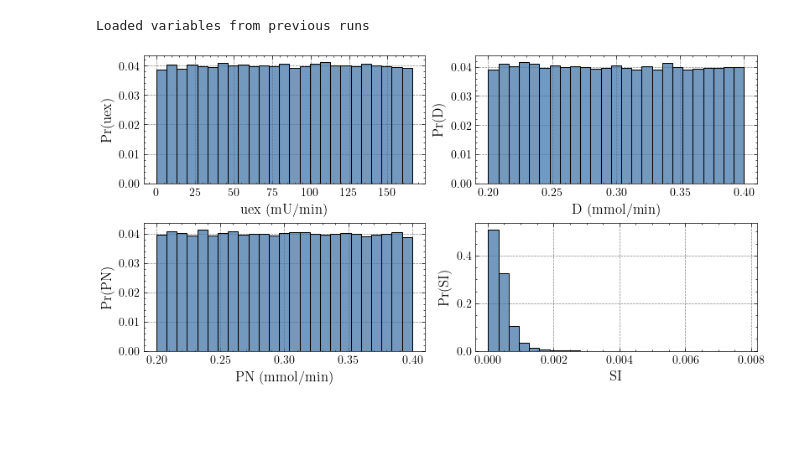
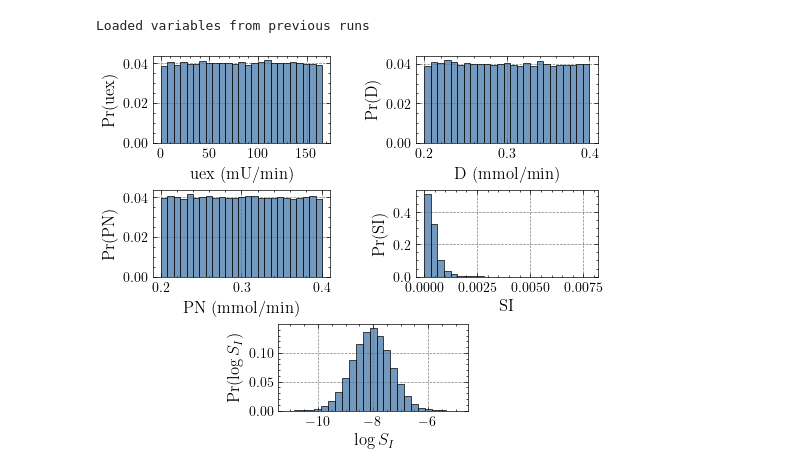
Before and after one commit to mlmulv/Thesis-Code, a Jupyter notebook: notebooks/00_Patient_Cohort.ipynb, the cells around one changed output. Drawn from its saved outputs; the diff is of its cells as text; code cells hidden in the pictures; blank space fills up the shorter version.

Commit message:
Tweak plots

```diff
--- a/notebooks/00_Patient_Cohort.ipynb
+++ b/notebooks/00_Patient_Cohort.ipynb
@@ -14,29 +14,35 @@ except Exception:
 Loaded variables from previous runs
 # %%
 states = [
-    "BG (mmol/L)",
+    "G (mmol/L)",
     "I (mU/L)",
-    "Q (mu/L)",
+    "Q (mU/L)",
     "P1 (mmol)",
     "P2 (mmol)",
     "P (mmol)",
     "uen (mU/min)",
 ]
-states_short = ["BG", "I", "Q", "P1", "P2", "P", "uen"]
+states_short = ["G", "I", "Q", "P1", "P2", "P", "uen"]
 input_labels = ["uex (mU/min)", "D (mmol/min)", "PN (mmol/min)", "SI"]
 input_short = ["uex", "D", "PN", "SI"]
-fig, axs = plt.subplots(2,2, figsize=(8,4))
-for i in range(inputs.shape[0]):
-    idx = np.unravel_index(i, (2,2))
-    sns.histplot(data=inputs[i, :], bins=25, stat="probability", ax=axs[idx])
-    axs[idx].set_xlabel(input_labels[i])
-    axs[idx].set_ylabel(f"Pr({input_short[i]})")
+
+fig = plt.figure(figsize=(5.1,4))
+gs = fig.add_gridspec(nrows=3, ncols=4, height_ratios=[1,1,1])
+ax1 = fig.add_subplot(gs[0, 0:2])
+ax2 = fig.add_subplot(gs[0, 2:4])
+ax3 = fig.add_subplot(gs[1, 0:2])
+ax4 = fig.add_subplot(gs[1, 2:4])
+ax5 = fig.add_subplot(gs[2, 1:3])
+
+for i, ax in enumerate([ax1, ax2, ax3, ax4], start=0):
+    sns.histplot(data=inputs[i, :], bins=25, stat="probability", ax=ax)
+    ax.set_xlabel(input_labels[i])
+    ax.set_ylabel(f"Pr({input_short[i]})")
+
+sns.histplot(data=np.log(inputs[-1, :]), bins=25, stat="probability", ax=ax5)
+ax5.set_xlabel(r"$\log S_I$")
+ax5.set_ylabel(r"Pr($\log S_I$)")
+plt.show()
 fig.savefig("figures/5_1.pdf", format="pdf")
-
-# fig, ax = plt.subplots()
-# sns.histplot(data=np.log(inputs[-1, :]), bins=50, stat="probability", ax=ax)
-# ax.set_xlabel("ln SI")
-# ax.set_ylabel("Pr(ln SI)")
-# fig.savefig("figures/5_5.pdf", format="pdf")
 # %% [output]
-[figure, old version]
+[figure, new version]
```
Also changed, not shown: parts of 3 cells of this notebook, 5 other files.
